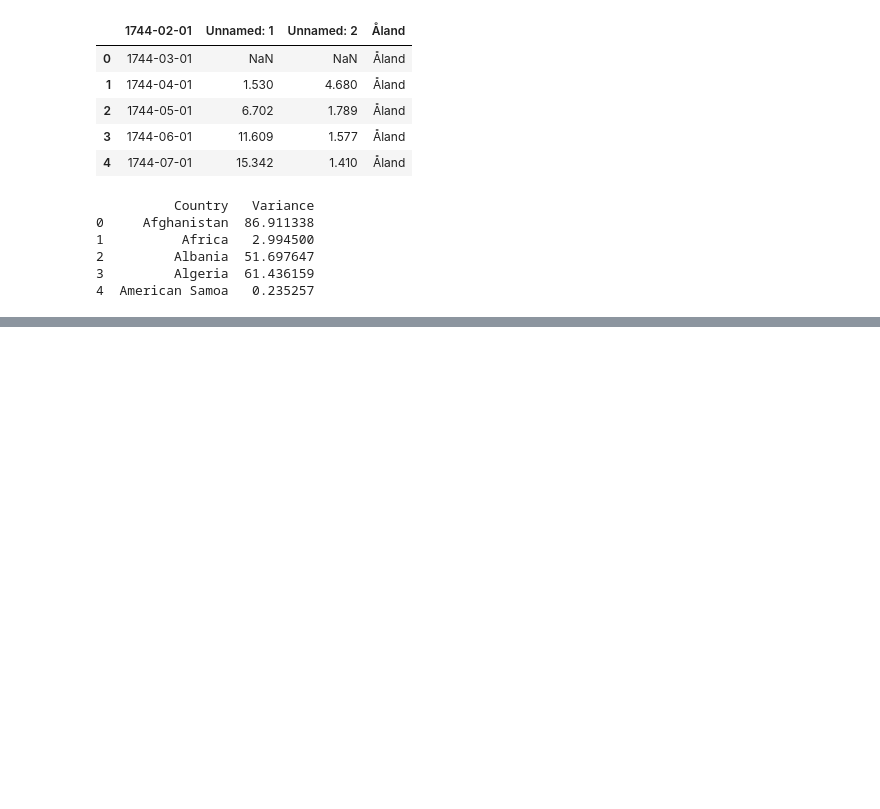
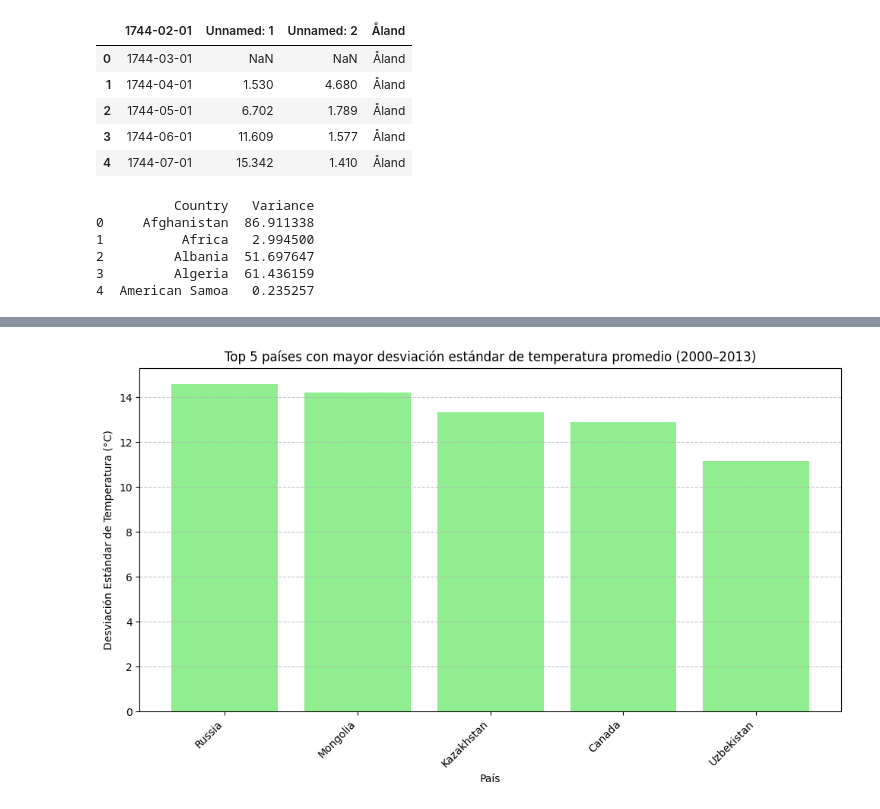
Before and after one commit to ramircar2020/BCtechCopilot, a Jupyter notebook: TP_Variación_Temp_PyE_2025_RAMIREZ_MIERS__carlos.ipynb, the cells around one changed output, grey strips where cells are left out. Saved outputs shown, nothing was run; the diff lists cells and outputs as text; code cells hidden in the pictures; blank space fills up the shorter version.

```diff
--- a/TP_Variación_Temp_PyE_2025_RAMIREZ_MIERS__carlos.ipynb
+++ b/TP_Variación_Temp_PyE_2025_RAMIREZ_MIERS__carlos.ipynb
@@ -406,0 +417,26 @@ NameError: name 'df_var' is not defined
+# %%
+df_v = pd.read_csv('GlobalLandTemperaturesByCountry.csv')
+df_temp = df_v.copy()
+df_temp['dt'] = pd.to_datetime(df_temp['dt'])
+df_temp['year'] = df_temp['dt'].dt.year
+# %%
+# Calcular desviación estándar por país (2000–2013)
+df_std = df_temp[df_temp['year'] <= 2013].copy()
+df_std = df_std.groupby('Country')['AverageTemperature'].std().reset_index()
+df_std.rename(columns={'AverageTemperature': 'StdDev'}, inplace=True)
+# %%
+# Ordenar por desviación estándar descendente y seleccionar los 10 primeros
+top_std = df_std.sort_values(by='StdDev', ascending=False).head(5)
+# %%
+# Crear el gráfico de barras para desviación estándar
+plt.figure(figsize=(10, 6))
+plt.bar(top_std['Country'], top_std['StdDev'], color='lightgreen')
+plt.xticks(rotation=45, ha='right')
+plt.title('Top 5 países con mayor desviación estándar de temperatura promedio (2000–2013)')
+plt.ylabel('Desviación Estándar de Temperatura (°C)')
+plt.xlabel('País')
+plt.tight_layout()
+plt.grid(axis='y', linestyle='--', alpha=0.7)
+plt.show()
+# %% [output]
+[figure, added]
```
Also changed, not shown: parts of 11 cells of this notebook.
